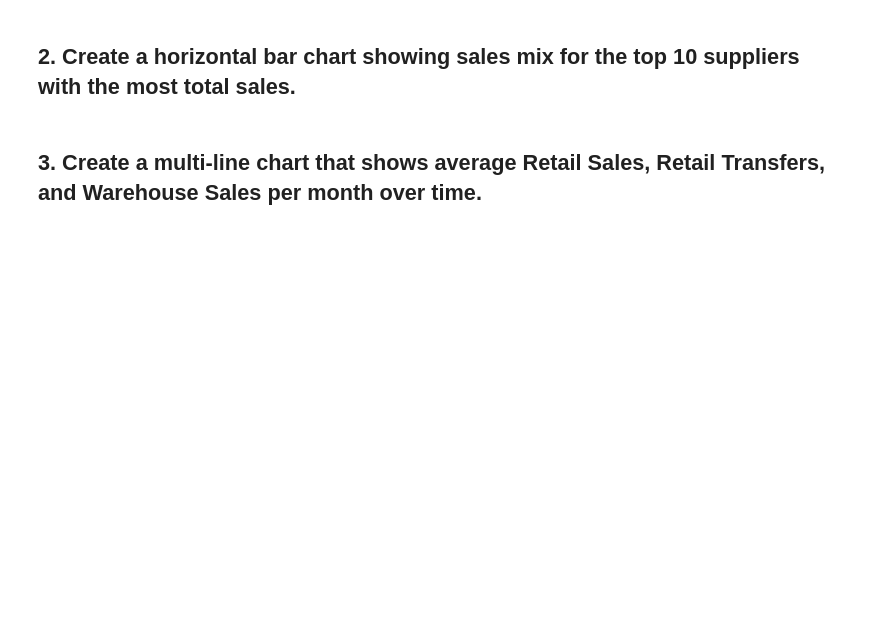
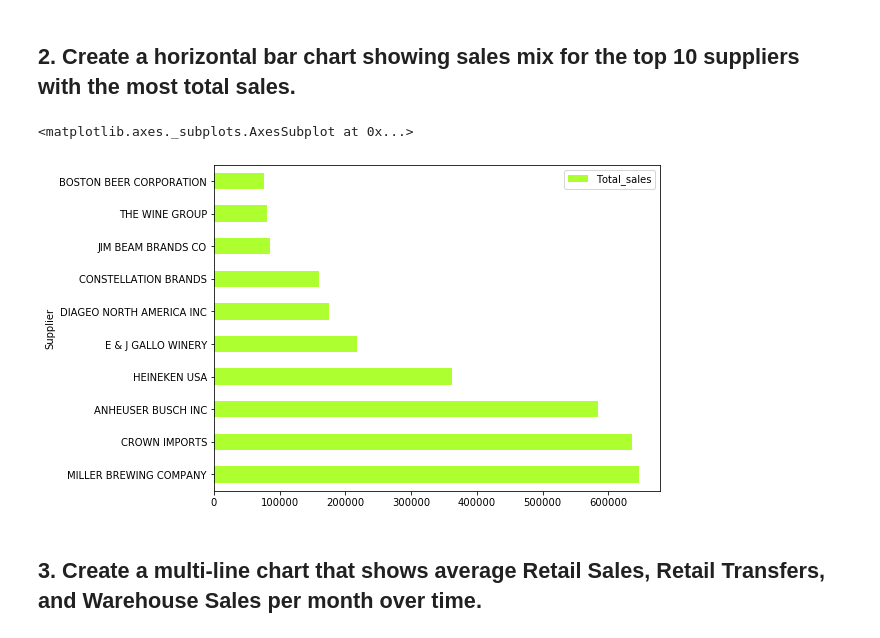
Before and after one commit to ironhack-datalabs/datamad0320, a Jupyter notebook: module-2/lab-plotting-multiple-data-series/your-code/main.ipynb, the cells around one changed output. Cells and saved outputs as stored; diff of their text form; code cells hidden in the pictures; blank space fills up the shorter version.

```diff
--- a/module-2/lab-plotting-multiple-data-series/your-code/main.ipynb
+++ b/module-2/lab-plotting-multiple-data-series/your-code/main.ipynb
@@ -27,4 +37,17 @@ sadasd
 # %% [markdown]
 ## 2. Create a horizontal bar chart showing sales mix for the top 10 suppliers with the most total sales.
+# %%
+# Crear una nueva columna con las ventas totales
+data['Total_sales'] = data[['RetailSales', 'RetailTransfers', 'WarehouseSales']].sum(axis=1)
+data
+# %%
+# Agrupar por suppliers
+df_sup = (data[['Total_sales']].groupby(data['Supplier']).sum()).sort_values(by= 'Total_sales', ascending=False)[:10]
+df_sup
+# Crear el gráfico
+df_sup.plot.barh(figsize = (8,6), color='greenyellow')
+# %% [output]
+<matplotlib.axes._subplots.AxesSubplot at 0x...>
+[figure, added]
 # %% [markdown]
 ## 3. Create a multi-line chart that shows average Retail Sales, Retail Transfers, and Warehouse Sales per month over time.
```
Also changed, not shown: parts of 10 cells of this notebook.
